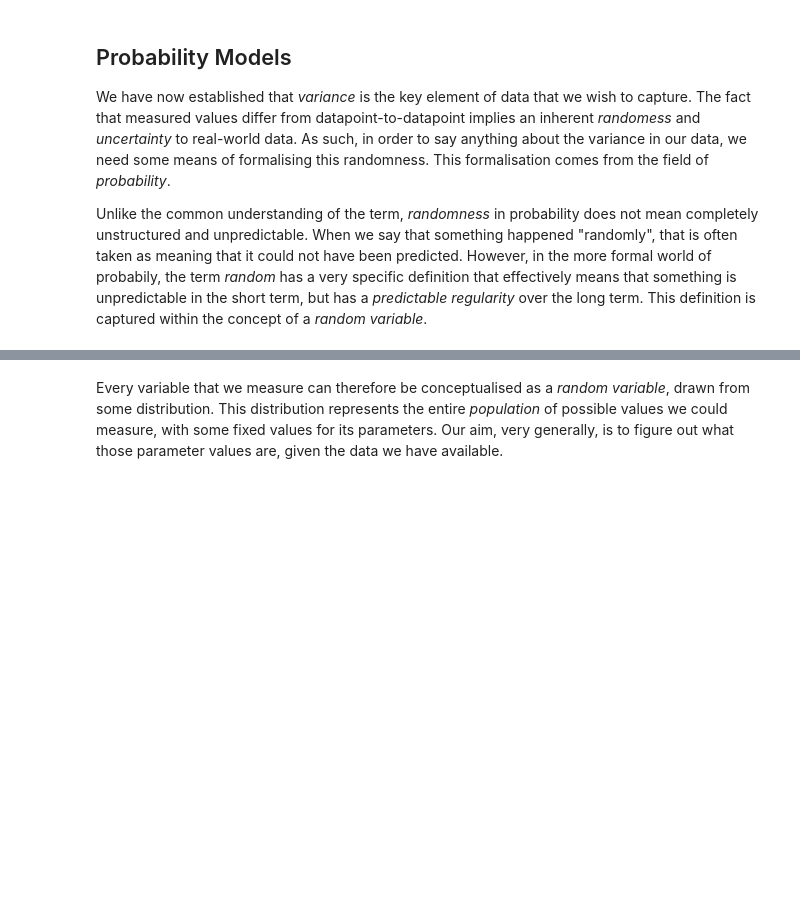
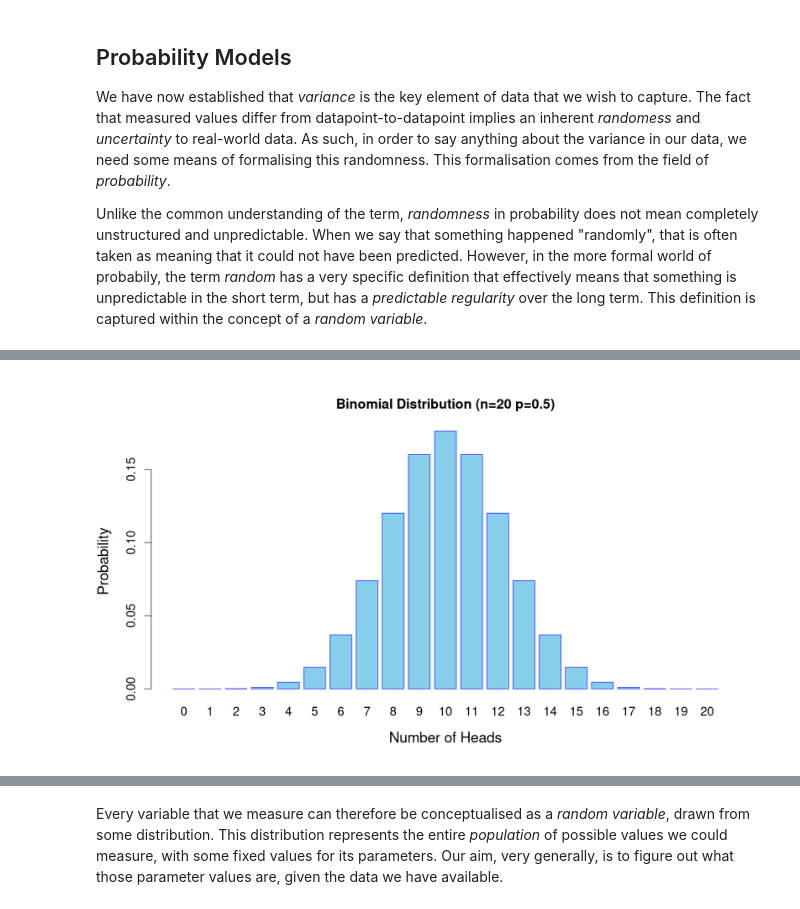
Before and after one commit to PCHN63101-Advanced-Data-Skills/Simple-Multiple-Regression, a Jupyter notebook: 1.principles-stat-modelling.ipynb, the cells around one changed output, grey strips where cells are left out. Drawn from its saved outputs; the diff is of its cells as text; code cells hidden in the pictures; blank space fills up the shorter version.

```diff
--- a/1.principles-stat-modelling.ipynb
+++ b/1.principles-stat-modelling.ipynb
@@ -115,0 +121,14 @@ we can use
+# %%
+# Binomial probabilities
+n <- 20
+p <- 0.5
+y <- dbinom(0:n, size=n, prob=p)
+
+# Plot
+par(cex.lab=1.3, cex.axis=1.1, cex=1.4) # plot scaling
+barplot(y, names.arg=0:n,
+        main=paste0("Binomial Distribution (n=", n, " p=", p, ")"),
+        xlab="Number of Heads", ylab="Probability", col="skyblue",
+        border="blue")
+# %% [output]
+[figure, added]
```
Also changed, not shown: parts of 10 cells of this notebook, 11 other files.
